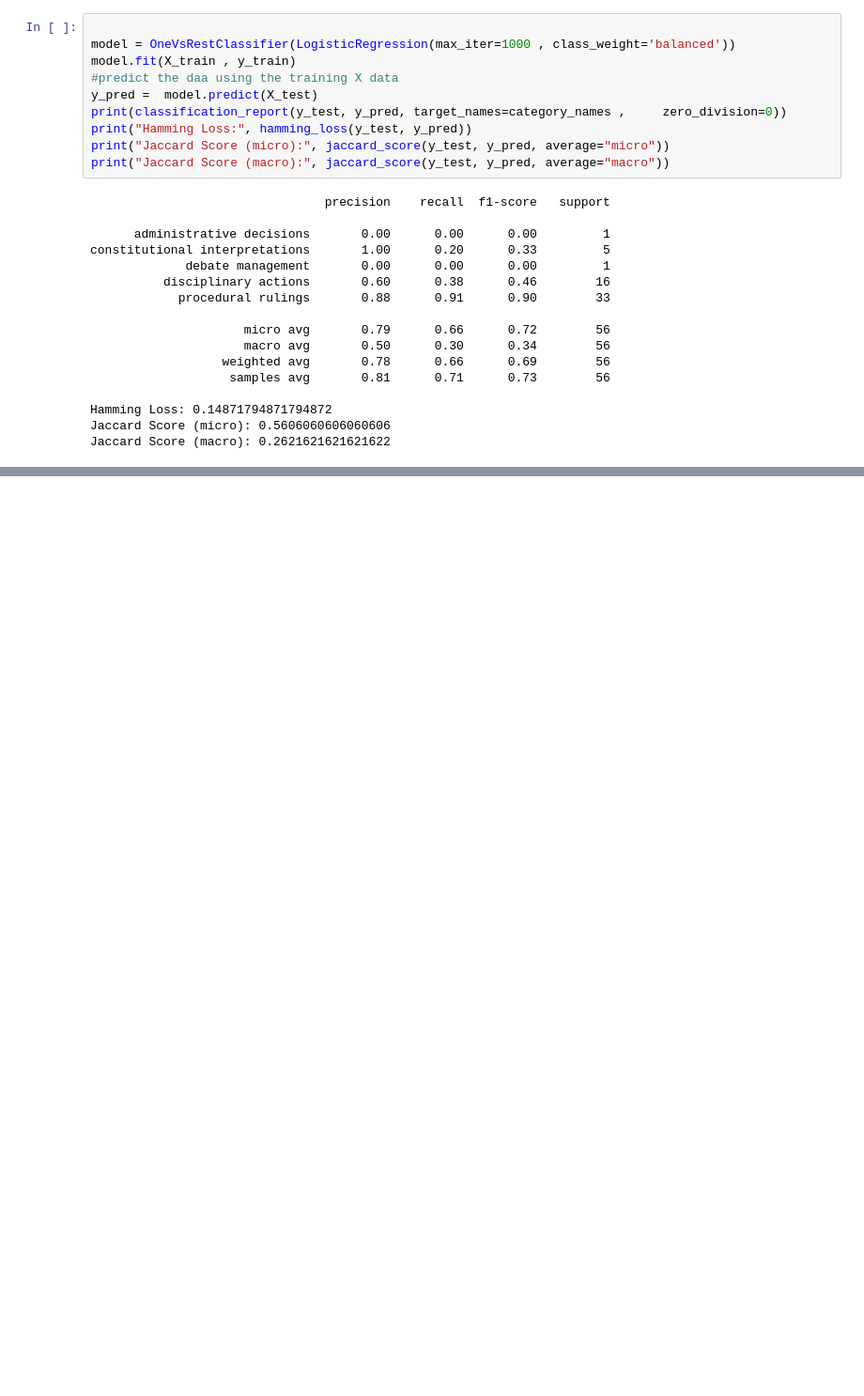
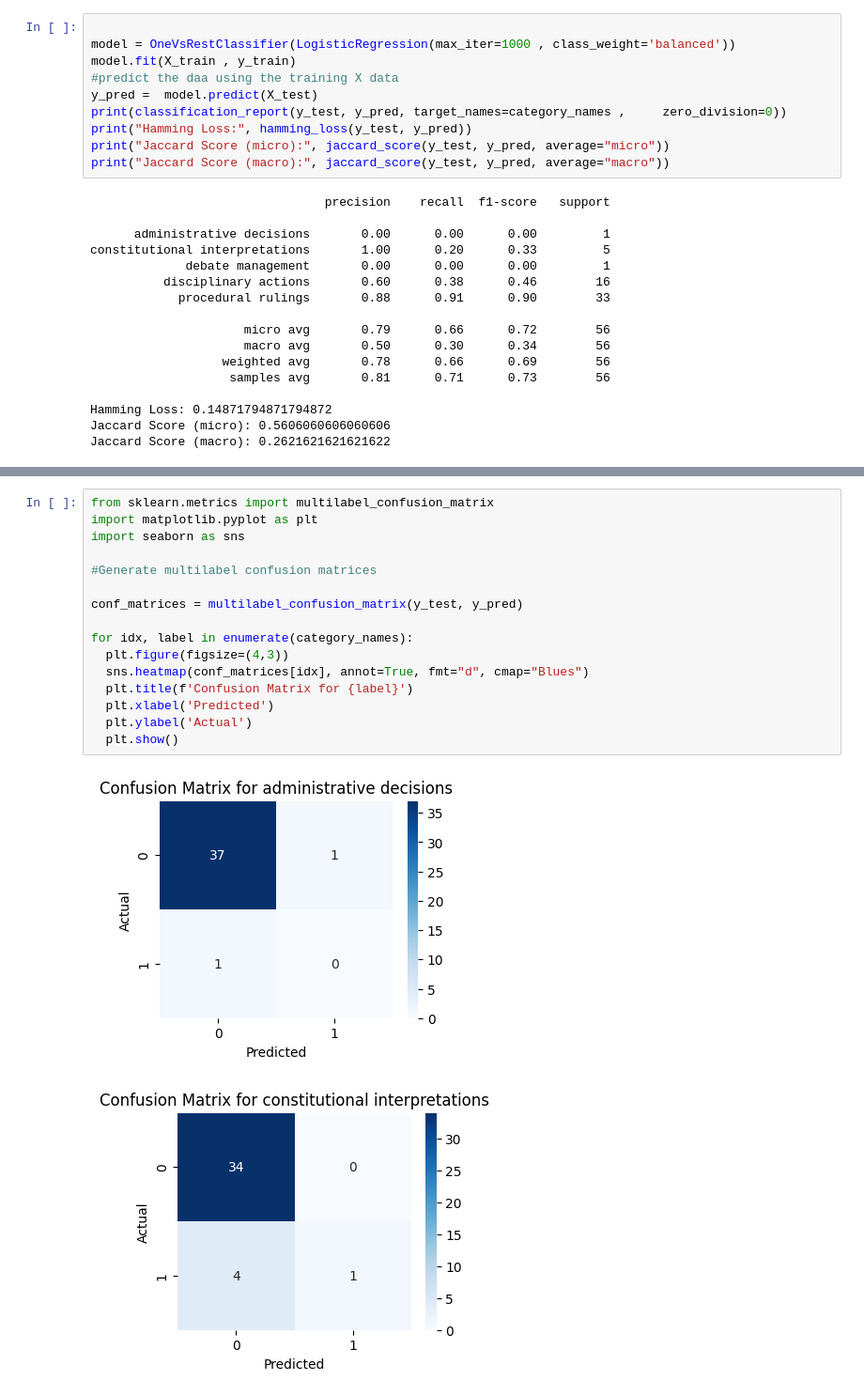
Before and after one commit to MungeliDeli/speaker-ruling-classification, a Jupyter notebook: Project_Classifier(Speakers_Rullings).ipynb, the cells around one changed output, grey strips where cells are left out. Shown: that part at 94% size. Drawn from its saved outputs; the diff is of its cells as text; blank space fills up the shorter version.

Commit message:
[EV] evaluation section initial setup and added the confusion matrix

```diff
--- a/Project_Classifier(Speakers_Rullings).ipynb
+++ b/Project_Classifier(Speakers_Rullings).ipynb
@@ -1113,0 +1140,19 @@ Jaccard Score (macro): 0.2621621621621622
+# %%
+from sklearn.metrics import multilabel_confusion_matrix
+import matplotlib.pyplot as plt
+import seaborn as sns
+
+#Generate multilabel confusion matrices
+
+conf_matrices = multilabel_confusion_matrix(y_test, y_pred)
+
+for idx, label in enumerate(category_names):
+  plt.figure(figsize=(4,3))
+  sns.heatmap(conf_matrices[idx], annot=True, fmt="d", cmap="Blues")
+  plt.title(f'Confusion Matrix for {label}')
+  plt.xlabel('Predicted')
+  plt.ylabel('Actual')
+  plt.show()
+# %% [output]
+[figure, added]
+[figure, added]
```
Also changed, not shown: parts of 5 cells of this notebook.
